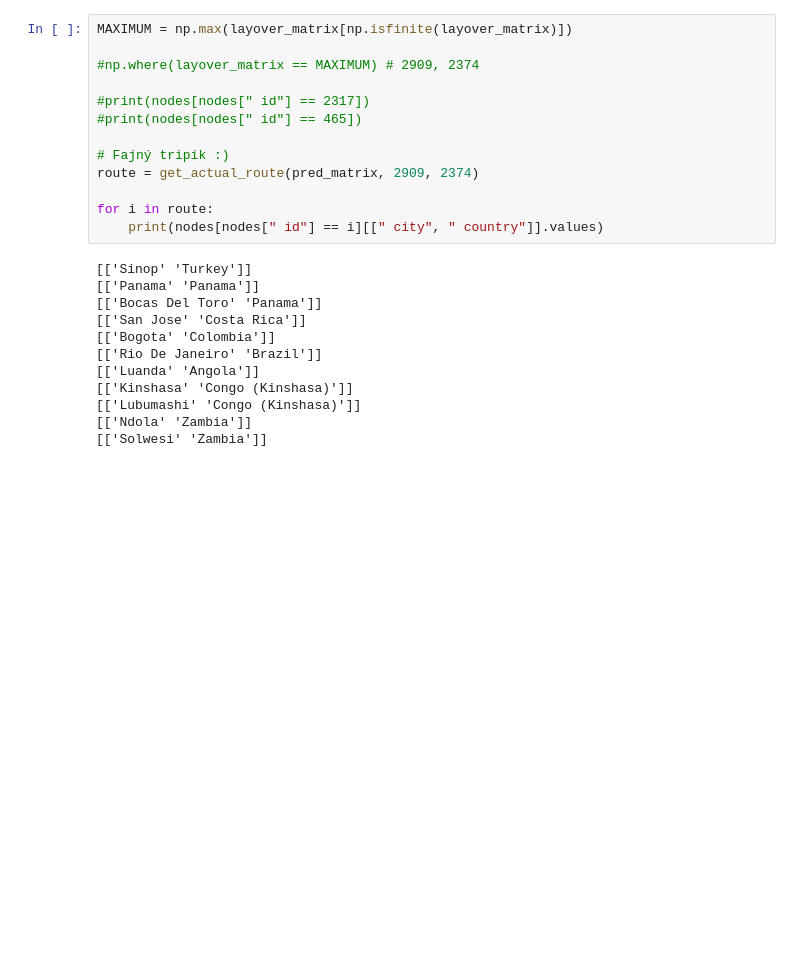
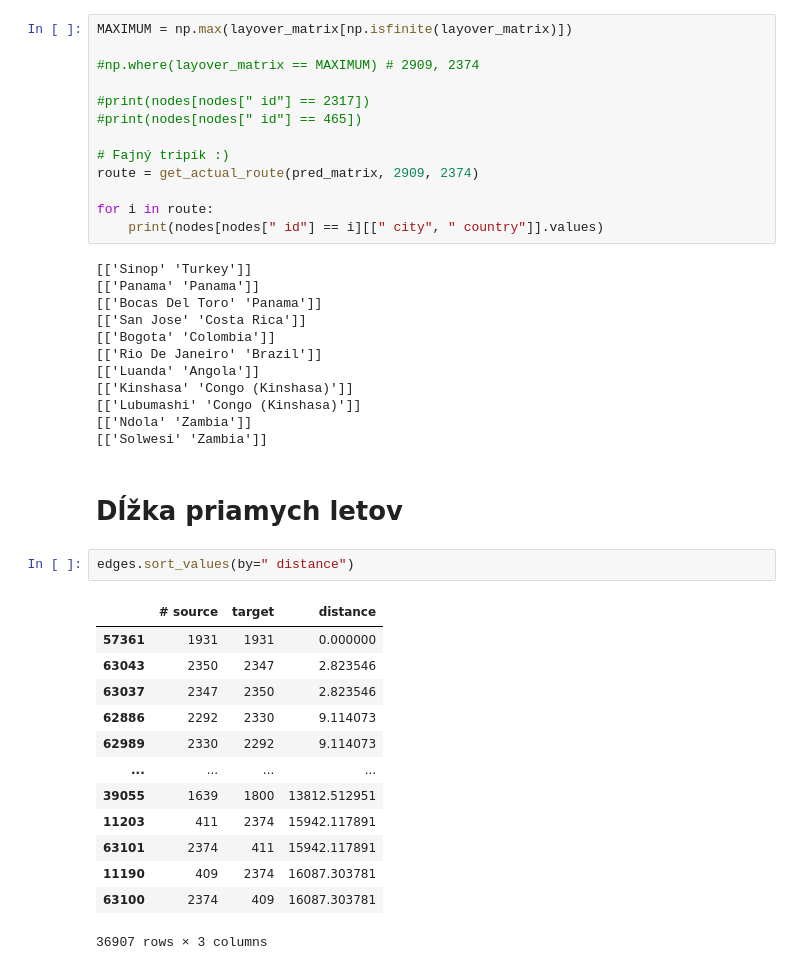
Before and after one commit to sugy-w/Veda-o-sietach-Projekt-JPD-, a Jupyter notebook: distance analysis/distance_matrix.ipynb, the cells around one changed output. Saved outputs shown, nothing was run; the diff lists cells and outputs as text; blank space fills up the shorter version.

```diff
--- a/distance analysis/distance_matrix.ipynb
+++ b/distance analysis/distance_matrix.ipynb
@@ -106,3 +107,21 @@ for i in route:
 [['Lubumashi' 'Congo (Kinshasa)']]
 [['Ndola' 'Zambia']]
 [['Solwesi' 'Zambia']]
+# %% [markdown]
+# Dĺžka priamych letov
+# %%
+edges.sort_values(by=" distance")
+# %% [output]
+|  | # source | target | distance |
+| 57361 | 1931 | 1931 | 0.000000 |
+| 63043 | 2350 | 2347 | 2.823546 |
+| 63037 | 2347 | 2350 | 2.823546 |
+| 62886 | 2292 | 2330 | 9.114073 |
+| 62989 | 2330 | 2292 | 9.114073 |
+| ... | ... | ... | ... |
+| 39055 | 1639 | 1800 | 13812.512951 |
+| 11203 | 411 | 2374 | 15942.117891 |
+| 63101 | 2374 | 411 | 15942.117891 |
+| 11190 | 409 | 2374 | 16087.303781 |
+| 63100 | 2374 | 409 | 16087.303781 |
+36907 rows × 3 columns
```
Also changed, not shown: parts of 3 cells of this notebook, 9 other files.
